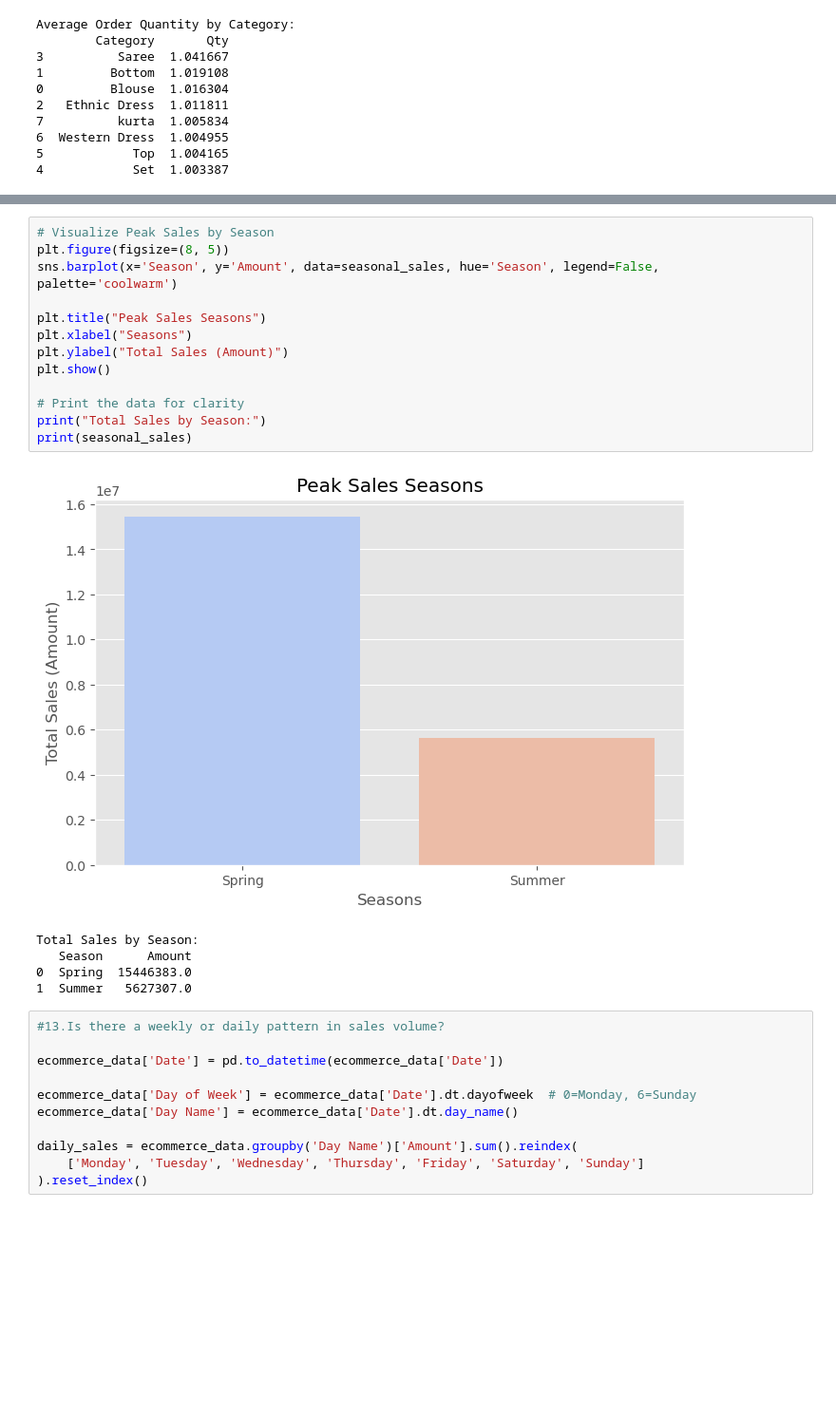
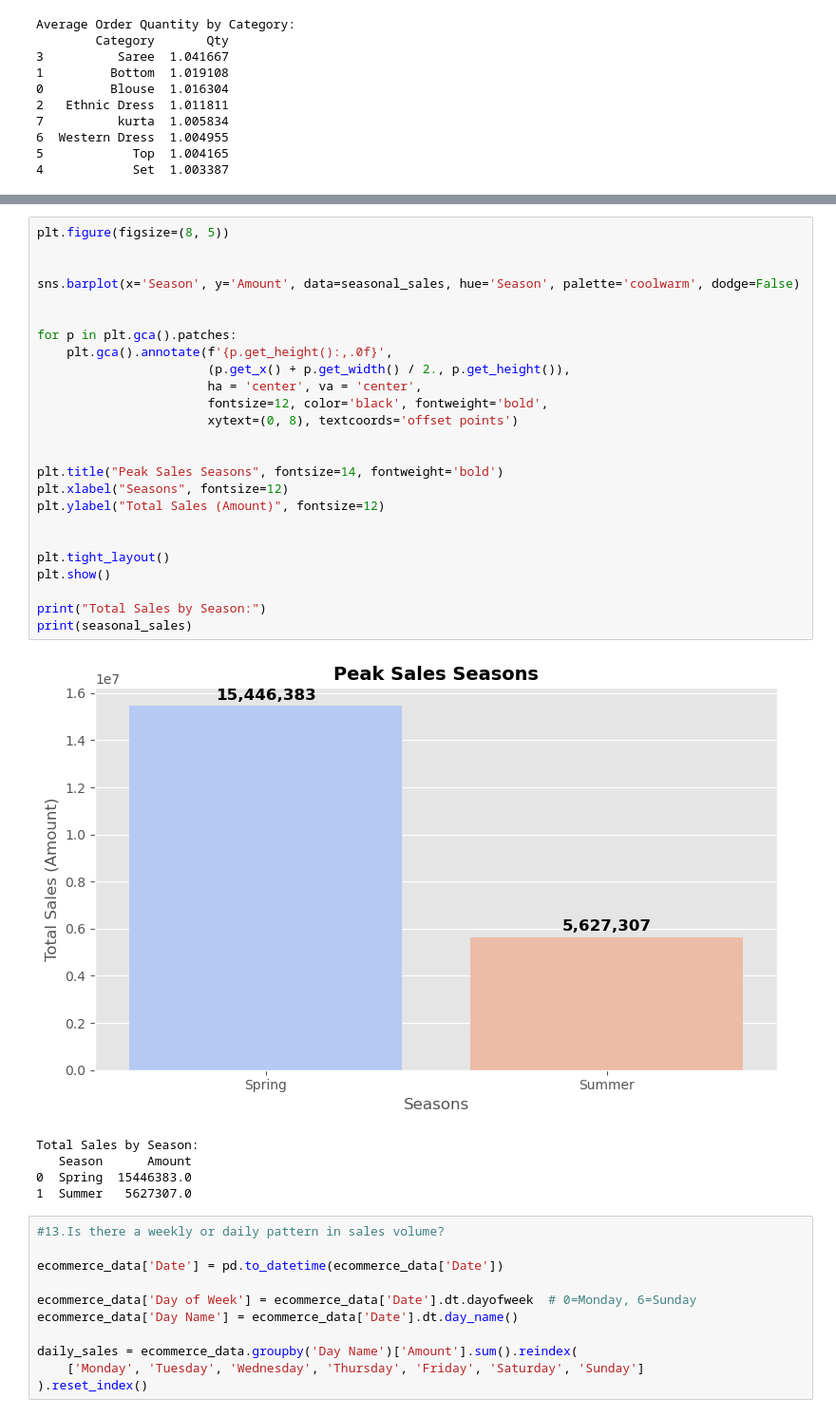
Before and after one commit to ElifSurucu/Analyzing-E-Commerce-Sales-Performance, a Jupyter notebook: Analysis_Notebook.ipynb, the cells around one changed output, grey strips where cells are left out. Shown at 95% size. Drawn from its saved outputs; the diff is of its cells as text; blank space fills up the shorter version.

```diff
--- a/Analysis_Notebook.ipynb
+++ b/Analysis_Notebook.ipynb
@@ -452,19 +534,31 @@ seasonal_sales = ecommerce_data.groupby('Season')['Amount'].sum().reset_index()
 seasonal_sales = seasonal_sales.sort_values(by='Amount', ascending=False)
 # %%
-# Visualize Peak Sales by Season
 plt.figure(figsize=(8, 5))
-sns.barplot(x='Season', y='Amount', data=seasonal_sales, hue='Season', legend=False, palette='coolwarm')
 
-plt.title("Peak Sales Seasons")
-plt.xlabel("Seasons")
-plt.ylabel("Total Sales (Amount)")
+
+sns.barplot(x='Season', y='Amount', data=seasonal_sales, hue='Season', palette='coolwarm', dodge=False)
+
+
+for p in plt.gca().patches:
+    plt.gca().annotate(f'{p.get_height():,.0f}',
+                       (p.get_x() + p.get_width() / 2., p.get_height()),
+                       ha = 'center', va = 'center',
+                       fontsize=12, color='black', fontweight='bold',
+                       xytext=(0, 8), textcoords='offset points')
+
+
+plt.title("Peak Sales Seasons", fontsize=14, fontweight='bold')
+plt.xlabel("Seasons", fontsize=12)
+plt.ylabel("Total Sales (Amount)", fontsize=12)
+
+
+plt.tight_layout()
 plt.show()
 
-# Print the data for clarity
 print("Total Sales by Season:")
 print(seasonal_sales)
 # %% [output]
-[figure, old version]
+[figure, new version]
 Total Sales by Season:
    Season      Amount
 0  Spring  15446383.0
```
Also changed, not shown: parts of 16 cells of this notebook.
